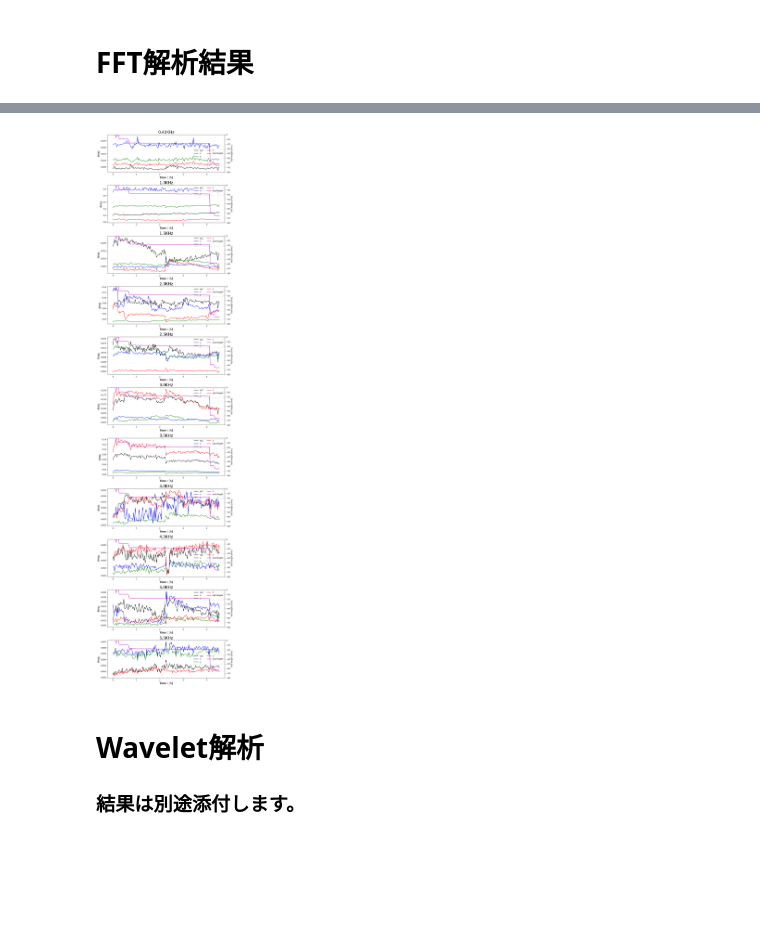
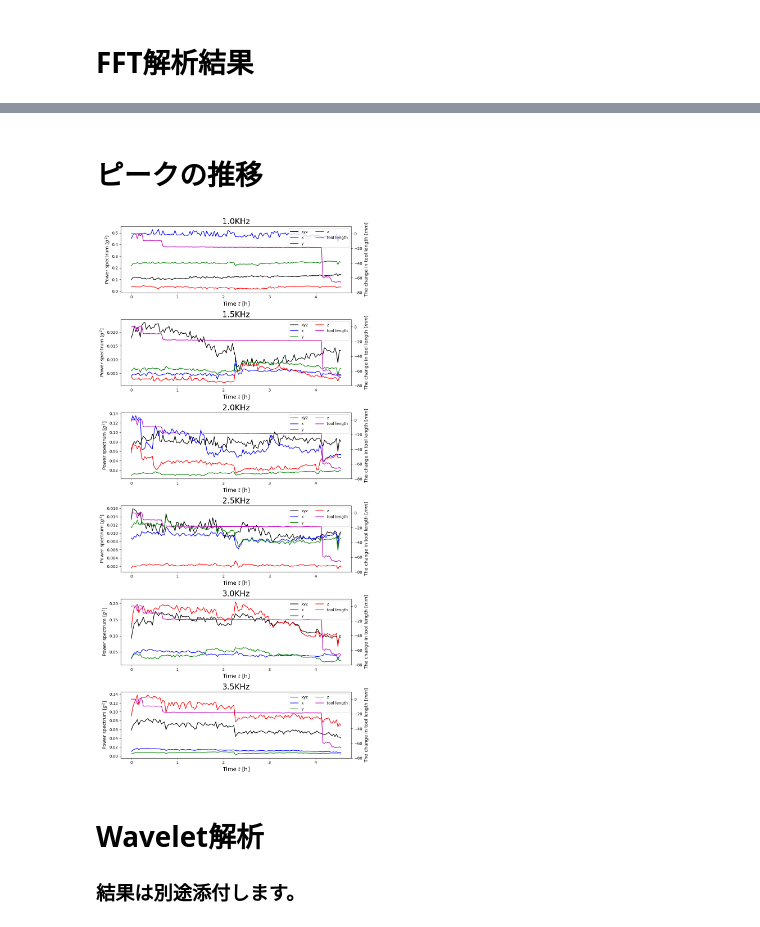
Before and after one commit to Naka-Yuhi/matome, a Jupyter notebook: acc.ipynb, the cells around one changed output, grey strips where cells are left out. Saved outputs shown, nothing was run; the diff lists cells and outputs as text; code cells hidden in the pictures; blank space fills up the shorter version.

```diff
--- a/acc.ipynb
+++ b/acc.ipynb
@@ -10,7 +10,7 @@ par_dir = os.path.abspath(os.path.join( os.pardir ))
 config = ngi.readyaml(par_dir)
 ngi.show_pattern_img(config)
 data_list = ngi.readNPY(par_dir)
-_, length,_ = ngi.readtxt(par_dir)
+_, length,_ = ngi.readtxt2(par_dir)
 # %% [output]
 N8
 ================================
@@ -36,7 +36,6 @@ counter = 0
 labels = ["X","Y","Z"]
 
 for i,data in enumerate(data_list):
-
     if (i==0) | (i==len(data_list)-1):
         #print(length[i,0])
         #3成分の合成
@@ -48,17 +47,17 @@ for i,data in enumerate(data_list):
 
         for j,indx in enumerate([1,2,0]):
             ax = fig.add_subplot(4,2,(j*2)+1+counter)
-            ax.plot(t_stamp[200:],data[200:-100,indx])
-            ax.set_title(str(round(length[i,0],1))+" h")
-            ax.set_xlabel("Time t [s]",fontsize=14)
-            ax.set_ylabel(labels[j] + " acc. [g]",fontsize=14)
+            ax.plot(t_stamp[200:],data[200:-100,indx],color='b')
+            ax.set_title(str(round(length[i,0],2))+" h")
+            ax.set_xlabel("Time t [$s$]",fontsize=14)
+            ax.set_ylabel(labels[j] + " acc. [$g$]",fontsize=14)
             ax.set_ylim(-4,4)
         #ax.set_xlim(0,0.005)
         ax = fig.add_subplot(4,2,7+counter)
-        ax.plot(t_stamp[200:],acc_data)
-        ax.set_title(str(round(length[i,0],1))+" h")
-        ax.set_xlabel("Time t [s]",fontsize=14)
-        ax.set_ylabel("Acc. [g]",fontsize=14)
+        ax.plot(t_stamp[200:],acc_data,color='b')
+        ax.set_title(str(round(length[i,0],2))+" h")
+        ax.set_xlabel("Time t [$s$]",fontsize=14)
+        ax.set_ylabel("Acc. [$g$]",fontsize=14)
         counter = counter + 1
 
 
@@ -81,14 +126,14 @@ dirtitle = ["X","Y","Z"]
 
 for i in range(3):
     #mapper = ax[i].pcolormesh(time,freq,10*np.log10(fft_map[:,:,i]/0.11444),cmap='seismic')
-    mapper = ax[i].pcolormesh(time,freq,fft_map[:,:,i]/0.11444,cmap='seismic')
+    mapper = ax[i].pcolormesh(time,freq,10*np.log10(fft_map[:,:,i]/0.01),cmap='seismic')
     ax[i].set_yscale('log')
     ax[i].set_ylim(100,10000)
     ax[i].set_title(dirtitle[i],fontsize=18)
-    ax[i].set_ylabel("Freqency f[Hz]",fontsize=15)
-    ax[i].set_xlabel("Time t[h]",fontsize=15)
+    ax[i].set_ylabel("Freqency $f$ [$Hz$]",fontsize=15)
+    ax[i].set_xlabel("Time $t$ [h]",fontsize=15)
     pp = fig.colorbar(mapper,ax=ax[i], orientation="vertical")
-    pp.set_label("dB",fontsize=16)
+    pp.set_label("Log power spectrum [dB]",fontsize=16)
 
 fig.tight_layout()
 plt.show()
@@ -143,7 +146,7 @@ plt.show()
 import time
 from tqdm.notebook import trange
 
-peak_input = [420,1000,1500,2000,2500,3000,3500,4000,4500,5000,5500]
+peak_input = [1000,1500,2000,2500,3000,3500]
 num_peak = len(peak_input)
 dir_save_data = os.path.join(os.getcwd(),'py_data','peak_fft_data.npy')
 
@@ -187,41 +190,43 @@ if not os.path.isfile(dir_save_data):
     np.save(dir_save_data,peak_fft_data)
 else:
     peak_fft_data = np.load(dir_save_data)
+# %% [markdown]
+# ピークの推移
 # %%
 import matplotlib.pyplot as plt
 
 
-fig = plt.figure(i,figsize=(10,40),dpi=100)
+fig = plt.figure(i,figsize=(10,20),dpi=100)
 ax = fig.subplots(num_peak,1)
 ar = ax.ravel()
 
 set_color = ["k","b","g","r"]
 for i in range(num_peak):
     each_peak = peak_fft_data[i,:,:]
     peak_title = str(peak_input[i]/1000) + "KHz"
     lines = []
     for j in range(4):
 
         lines.extend( ar[i].plot(each_peak[:,0],each_peak[:,j+1],color=set_color[j]))
         #lines.extend(line)
         ar[i].set_title(peak_title,fontsize=20)
-        ar[i].set_ylabel("Amp.", fontsize=14)
-        ar[i].set_xlabel("Time t [h]", fontsize=14)
+        ar[i].set_ylabel("Power spectrum [$g^2$]", fontsize=12)
+        ar[i].set_xlabel("Time $t$ [h]", fontsize=14)
 
 
 
     ax2 = ar[i].twinx()
     lines.extend( ax2.plot(length[:,0],length[:,2],color='m'))
-    ax2.set_ylim(-80,0)
+    ax2.set_ylim(-80,10)
     ax2.get_yaxis().get_major_formatter().set_useOffset(False)
-    ax2.set_ylabel("Tool length [mm]")
+    ax2.set_ylabel("The change in tool length [$mm$]",fontsize=12)
     ar[i].legend(lines,["xyz","x","y","z","tool length"],ncol=2)
     #ar[i].legend(["xyz","x","y","z"],ncol=2)
 
 fig.tight_layout()
 plt.show()
 # %% [output]
-[figure, old version]
+[figure, new version]
 # %% [markdown]
 # Wavelet解析
 ### 結果は別途添付します。
```
Also changed, not shown: parts of 7 cells of this notebook, 3 other files.
